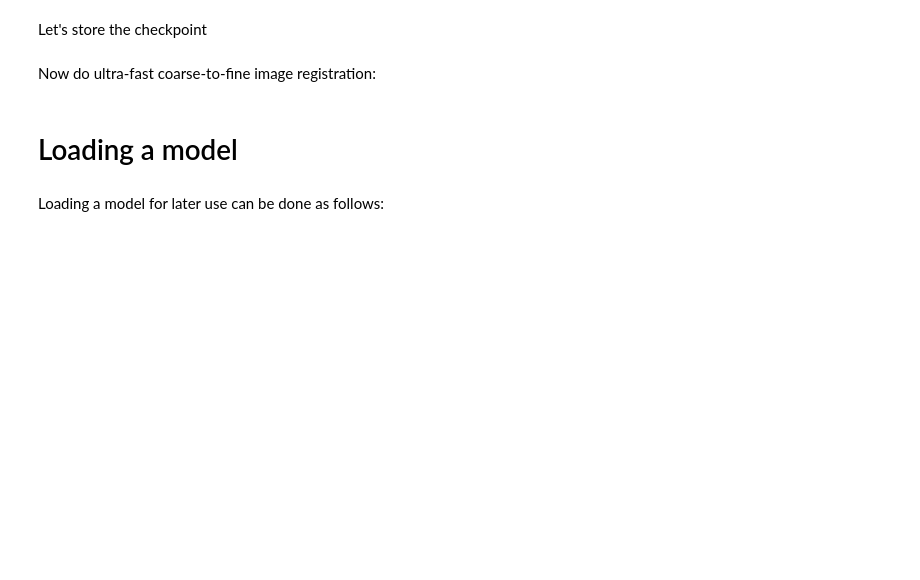
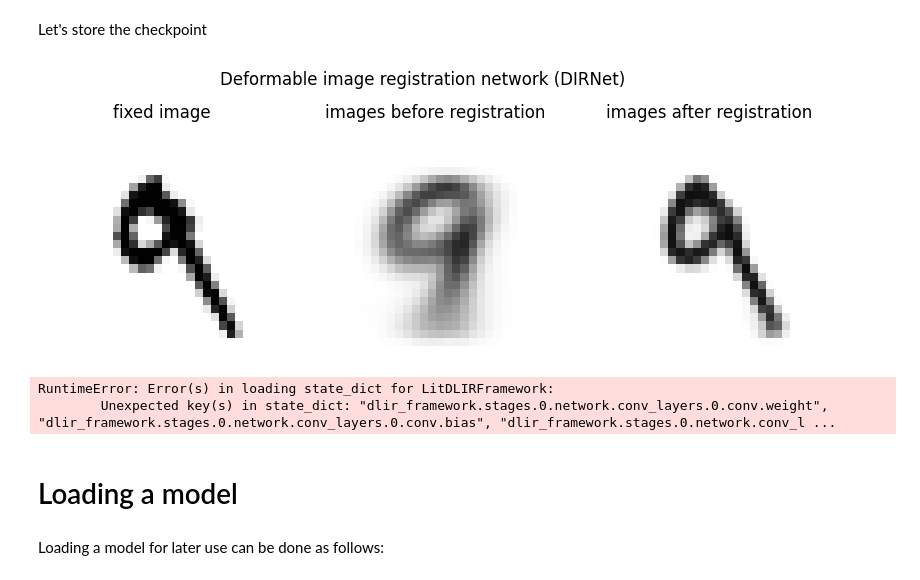
Before and after one commit to Shawn617-Yuan/TorchIR, a Jupyter notebook: MNIST Load Test.ipynb, the cells around one changed output. Drawn from its saved outputs; the diff is of its cells as text; code cells hidden in the pictures; blank space fills up the shorter version.

```diff
--- a/MNIST Load Test.ipynb
+++ b/MNIST Load Test.ipynb
@@ -181,9 +181,9 @@ model1 = LitDIRNet()
 trainer = pl.Trainer(default_root_dir=DEST_DIR,
                      log_every_n_steps=50,
                      val_check_interval=50,
-                     max_epochs=100)
+                     max_epochs=100,
+                     devices=1)
 trainer.fit(model1, train_loader, val_loader)
 
 trainer.save_checkpoint(DEST_DIR / 'mnist_ir_8.ckpt')
 torch.save(model1.state_dict(), DEST_DIR / 'mnist_dlir_8.pt')
-visualize(model1)
@@ -225,12 +269,13 @@ class LitDLIRFramework(pl.LightningModule):
 # %% [markdown]
 Add a BSpline layer with an 8x8 grid:
 # %%
-model3 = LitDLIRFramework()
-model3.add_stage(network=DIRNet(grid_spacing=(8, 8), kernels=16, num_conv_layers=5, num_dense_layers=2),
+model5 = LitDLIRFramework()
+model5.add_stage(network=DIRNet(grid_spacing=(8, 8), kernels=16, num_conv_layers=5, num_dense_layers=2),
                 transformer=BsplineTransformer(ndim=2, upsampling_factors=(8, 8)))
 trainer = pl.Trainer(default_root_dir=DEST_DIR,
                      log_every_n_steps=50,
                      val_check_interval=50,
-                     max_epochs=100)
-trainer.fit(model3, train_loader, val_loader)
+                     max_epochs=100,
+                     devices=1)
+trainer.fit(model5, train_loader, val_loader)
 # %% [output]
@@ -252,10 +298,11 @@ NotImplementedError: The operator 'aten::grid_sampler_2d_backward' is not curren
 # %% [markdown]
 Add a finer 4x4 grid and train. The model, now augmented with the BSpline layer, is trained again on the same datasets.
 # %%
-model3.add_stage(network=DIRNet(grid_spacing=(4, 4), kernels=16, num_conv_layers=5, num_dense_layers=2),
+model5.add_stage(network=DIRNet(grid_spacing=(4, 4), kernels=16, num_conv_layers=5, num_dense_layers=2),
                 transformer=BsplineTransformer(ndim=2, upsampling_factors=(4, 4)))
 trainer = pl.Trainer(default_root_dir=DEST_DIR,
                      log_every_n_steps=50,
                      val_check_interval=50,
-                     max_epochs=100)
-trainer.fit(model3, train_loader, val_loader)
+                     max_epochs=100,
+                     devices=1)
+trainer.fit(model5, train_loader, val_loader)
@@ -263,7 +344,7 @@ trainer.fit(model3, train_loader, val_loader)
 Let's store the checkpoint
 # %%
 trainer.save_checkpoint(DEST_DIR / 'mnist_dlir_8_4.ckpt')
-torch.save(model3.state_dict(), DEST_DIR / 'mnist_dlir_8_4.pt')  # model5
-visualize(model3)
+torch.save(model5.state_dict(), DEST_DIR / 'mnist_dlir_8_4.pt')  # model7
+visualize(model5)
+# %% [output]
+[figure, added]
-# %% [markdown]
-Now do ultra-fast coarse-to-fine image registration:
@@ -272,0 +351,12 @@ visualize(model4)
+# %%
+model6 = LitDLIRFramework()
+model6.add_stage(network=DIRNet(grid_spacing=(4, 4), kernels=16, num_conv_layers=5, num_dense_layers=2),
+                transformer=BsplineTransformer(ndim=2, upsampling_factors=(4, 4)))
+model6.add_stage(network=DIRNet(grid_spacing=(4, 4), kernels=16, num_conv_layers=5, num_dense_layers=2),
+                transformer=BsplineTransformer(ndim=2, upsampling_factors=(4, 4)))
+model6.load_from_checkpoint(DEST_DIR / 'mnist_dlir_8_4.ckpt')
+
+visualize(model6)
+# %% [output]
+RuntimeError: Error(s) in loading state_dict for LitDLIRFramework:
+        Unexpected key(s) in state_dict: "dlir_framework.stages.0.network.conv_layers.0.conv.weight", "dlir_framework.stages.0.network.conv_layers.0.conv.bias", "dlir_framework.stages.0.network.conv_l ...
```
Also changed, not shown: parts of 12 cells of this notebook, 13 other files.
